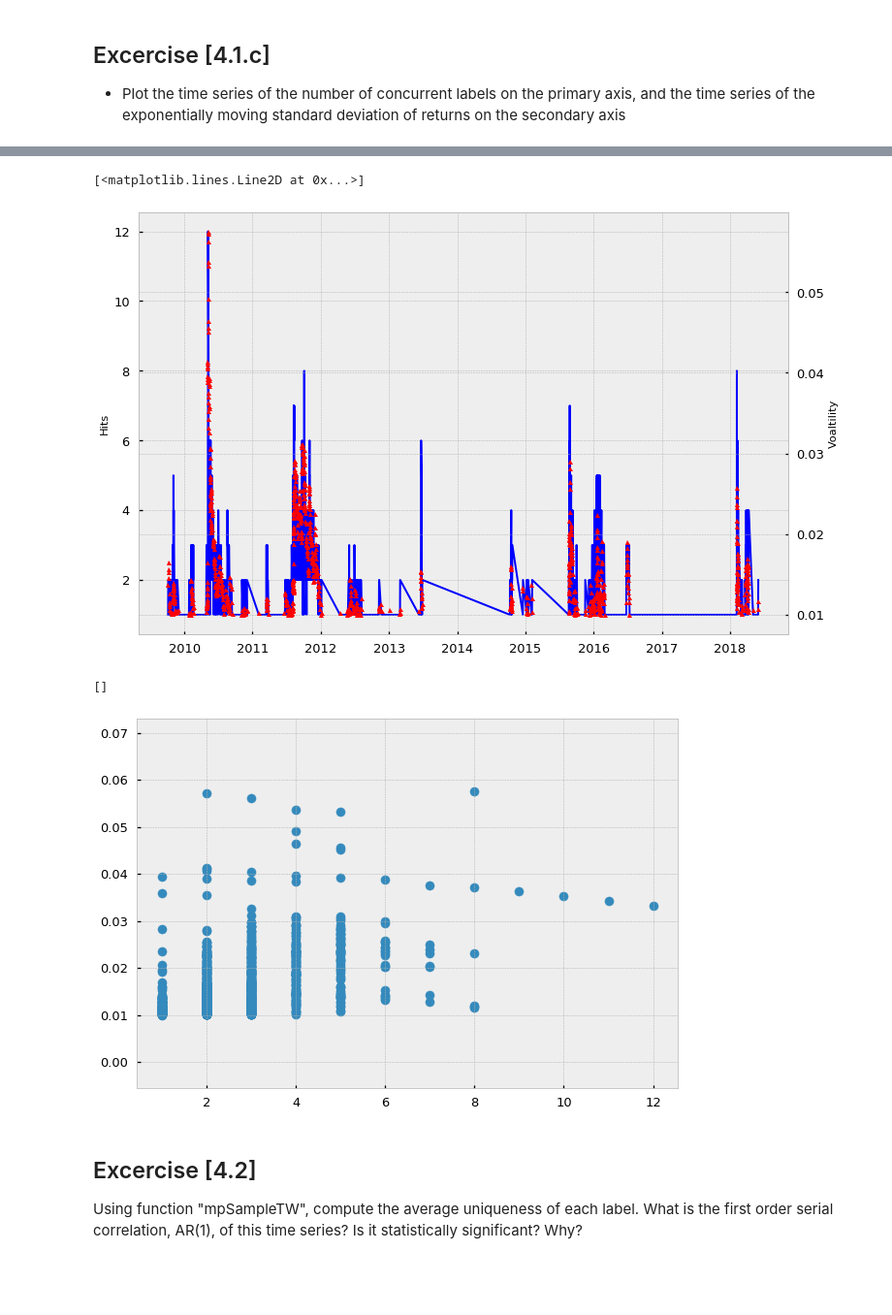
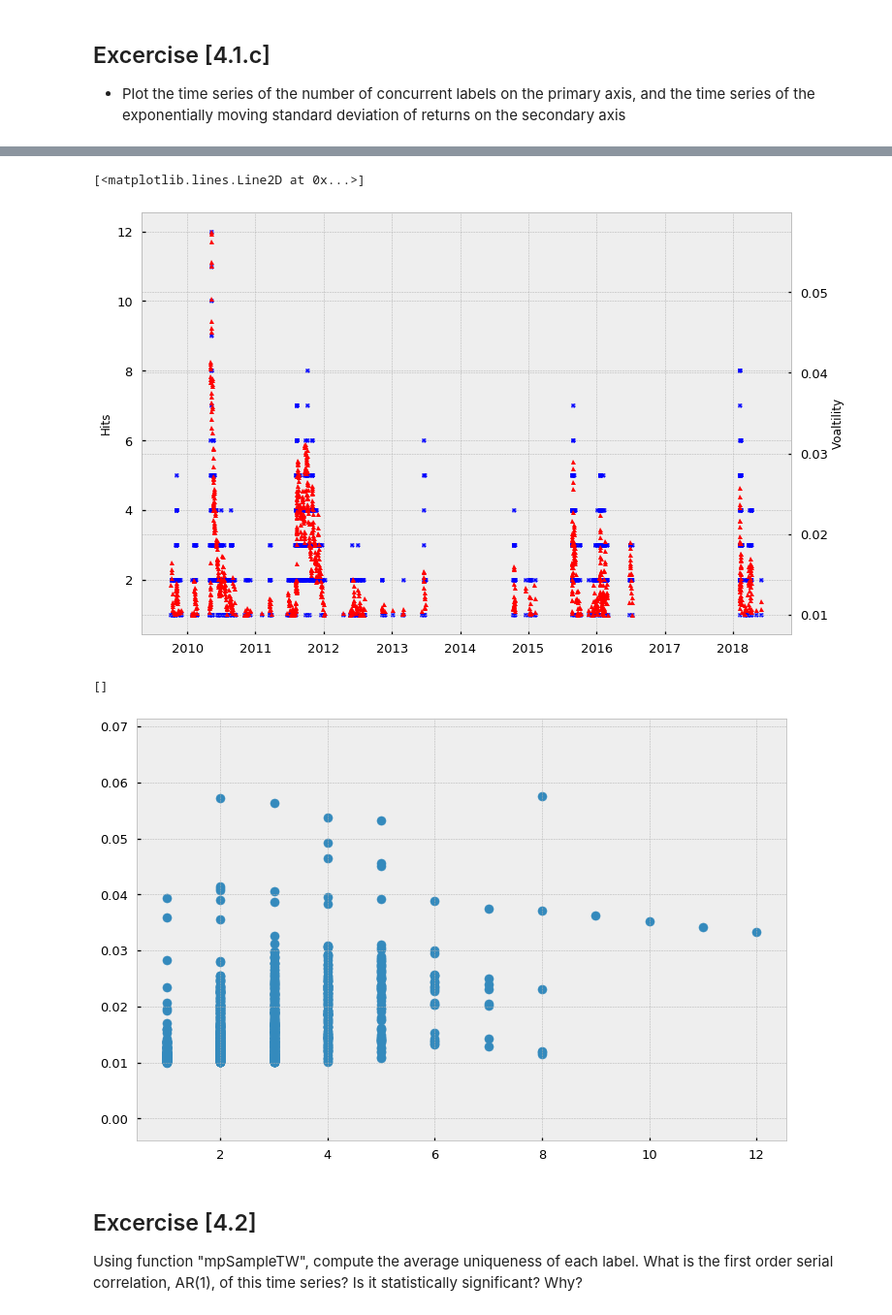
Before and after one commit to Dynami/Adv_Fin_ML_Exercises, a Jupyter notebook: notebooks/SampleWeights.ipynb, the cells around one changed output, grey strips where cells are left out. Shown at 97% size. Drawn from its saved outputs; the diff is of its cells as text; code cells hidden in the pictures; blank space fills up the shorter version.

```diff
--- a/notebooks/SampleWeights.ipynb
+++ b/notebooks/SampleWeights.ipynb
@@ -596,21 +613,22 @@ None
 -------------------------------------------------------------------------------
 # %%
 fig, ax1 = plt.subplots(figsize=(12,8))
-ax1.plot(coEvents.index, coEvents.values, 'b-')
+ax1.plot(coEvents.index, coEvents.values, 'b-', ls='', marker='X', markersize=5)
 ax1.set_ylabel('Hits')
 ax2 = ax1.twinx()
 ax2.set_ylabel('Voaltility')
 ax2.plot(dailyVol[coEvents.index].index, dailyVol[coEvents.index].values, color='red', ls='', marker='^', markersize=5)
 # %% [output]
 [<matplotlib.lines.Line2D at 0x...>]
-[figure, old version]
+[figure, new version]
 # %%
 #coEvents.shape, dailyVol[coEvents.index].shape
+plt.figure(figsize=(12, 8))
 plt.scatter(coEvents.values, dailyVol[coEvents.index].values)
 plt.plot()
 # %% [output]
 []
-[figure, old version]
+[figure, new version]
 # %% [markdown]
 ## Excercise [4.2]
 Using function "mpSampleTW", compute the average uniqueness of each label.
```
Also changed, not shown: parts of 10 cells of this notebook, 1 other file.
